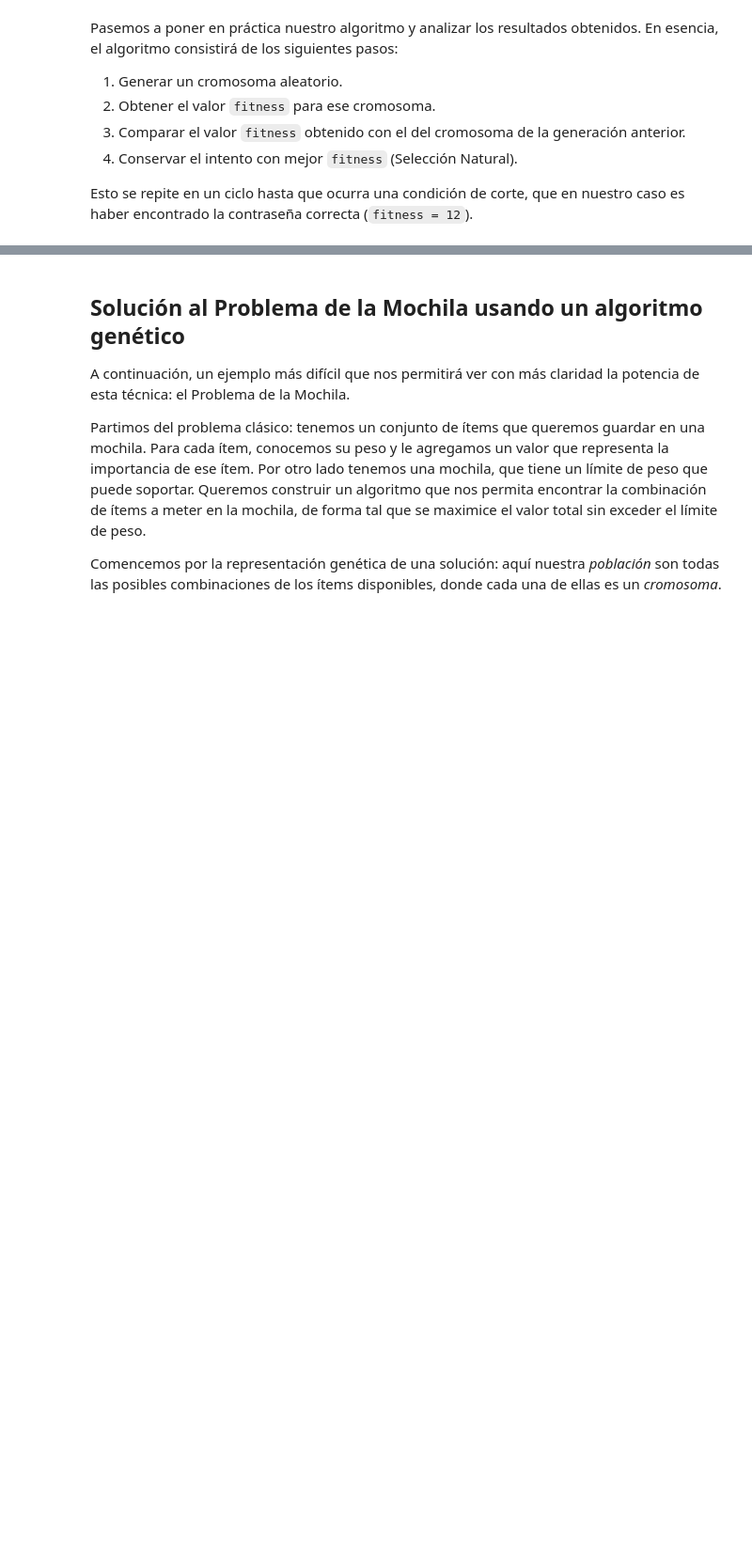
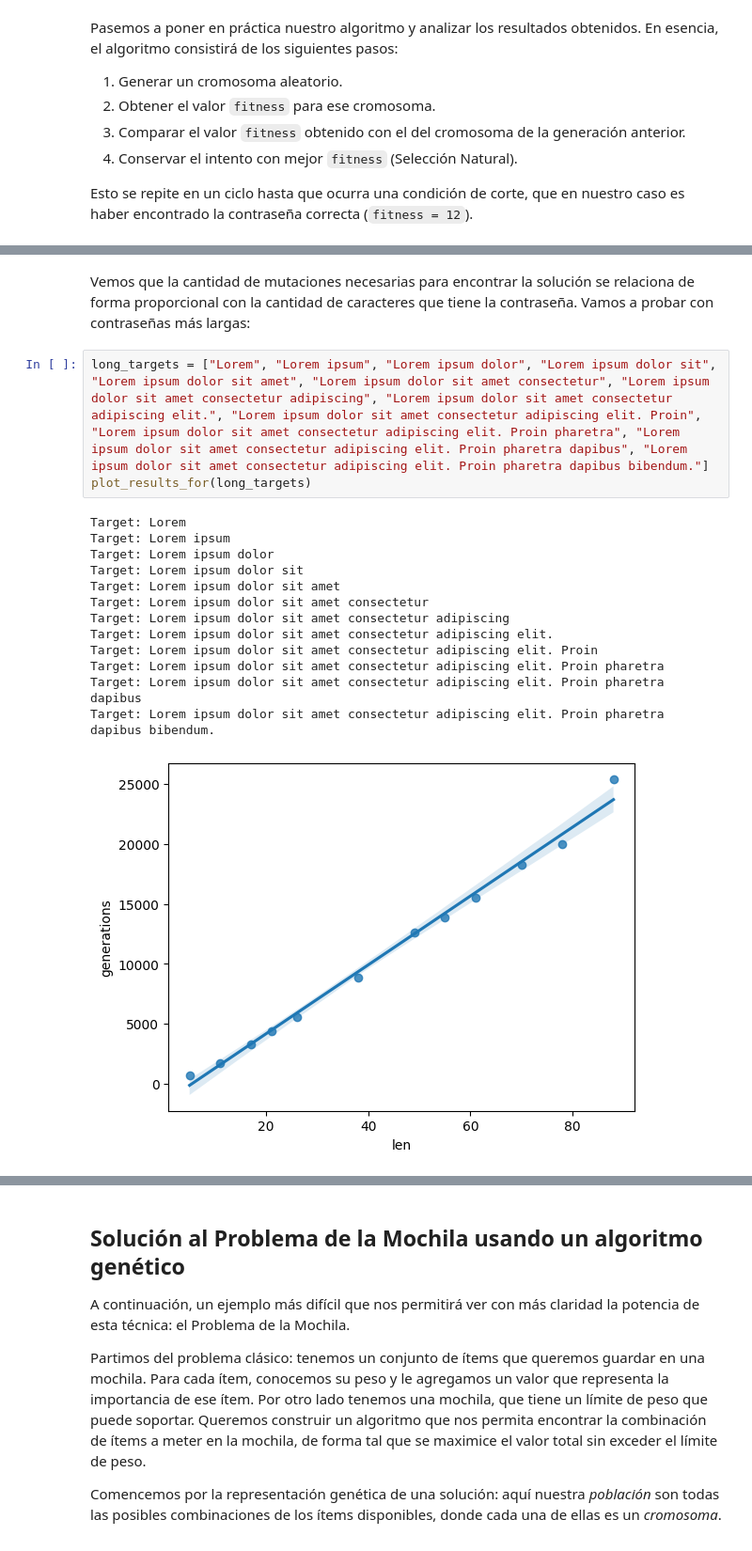
Before and after one commit to ncontinanza/genetic_algorithms, a Jupyter notebook: algoritmos_geneticos.ipynb, the cells around one changed output, grey strips where cells are left out. Shown at 94% size. Drawn from its saved outputs; the diff is of its cells as text; blank space fills up the shorter version.

```diff
--- a/algoritmos_geneticos.ipynb
+++ b/algoritmos_geneticos.ipynb
@@ -151,0 +201,19 @@ Vemos que obtener una contraseña sencilla con este elemental algoritmo genétic
+# %% [markdown]
+Vemos que la cantidad de mutaciones necesarias para encontrar la solución se relaciona de forma proporcional con la cantidad de caracteres que tiene la contraseña. Vamos a probar con contraseñas más largas:
+# %%
+long_targets = ["Lorem", "Lorem ipsum", "Lorem ipsum dolor", "Lorem ipsum dolor sit", "Lorem ipsum dolor sit amet", "Lorem ipsum dolor sit amet consectetur", "Lorem ipsum dolor sit amet consectetur adipiscing", "Lorem ipsum dolor sit amet consectetur adipiscing elit.", "Lorem ipsum dolor sit amet consectetur adipiscing elit. Proin", "Lorem ipsum dolor sit amet consectetur adipiscing elit. Proin pharetra", "Lorem ipsum dolor sit amet consectetur adipiscing elit. Proin pharetra dapibus", "Lorem ipsum dolor sit amet consectetur adipiscing elit. Proin pharetra dapibus bibendum."]
+plot_results_for(long_targets)
+# %% [output]
+Target: Lorem
+Target: Lorem ipsum
+Target: Lorem ipsum dolor
+Target: Lorem ipsum dolor sit
+Target: Lorem ipsum dolor sit amet
+Target: Lorem ipsum dolor sit amet consectetur
+Target: Lorem ipsum dolor sit amet consectetur adipiscing
+Target: Lorem ipsum dolor sit amet consectetur adipiscing elit.
+Target: Lorem ipsum dolor sit amet consectetur adipiscing elit. Proin
+Target: Lorem ipsum dolor sit amet consectetur adipiscing elit. Proin pharetra
+Target: Lorem ipsum dolor sit amet consectetur adipiscing elit. Proin pharetra dapibus
+Target: Lorem ipsum dolor sit amet consectetur adipiscing elit. Proin pharetra dapibus bibendum.
+[figure, added]
```
Also changed, not shown: parts of 19 cells of this notebook, 2 other files.
